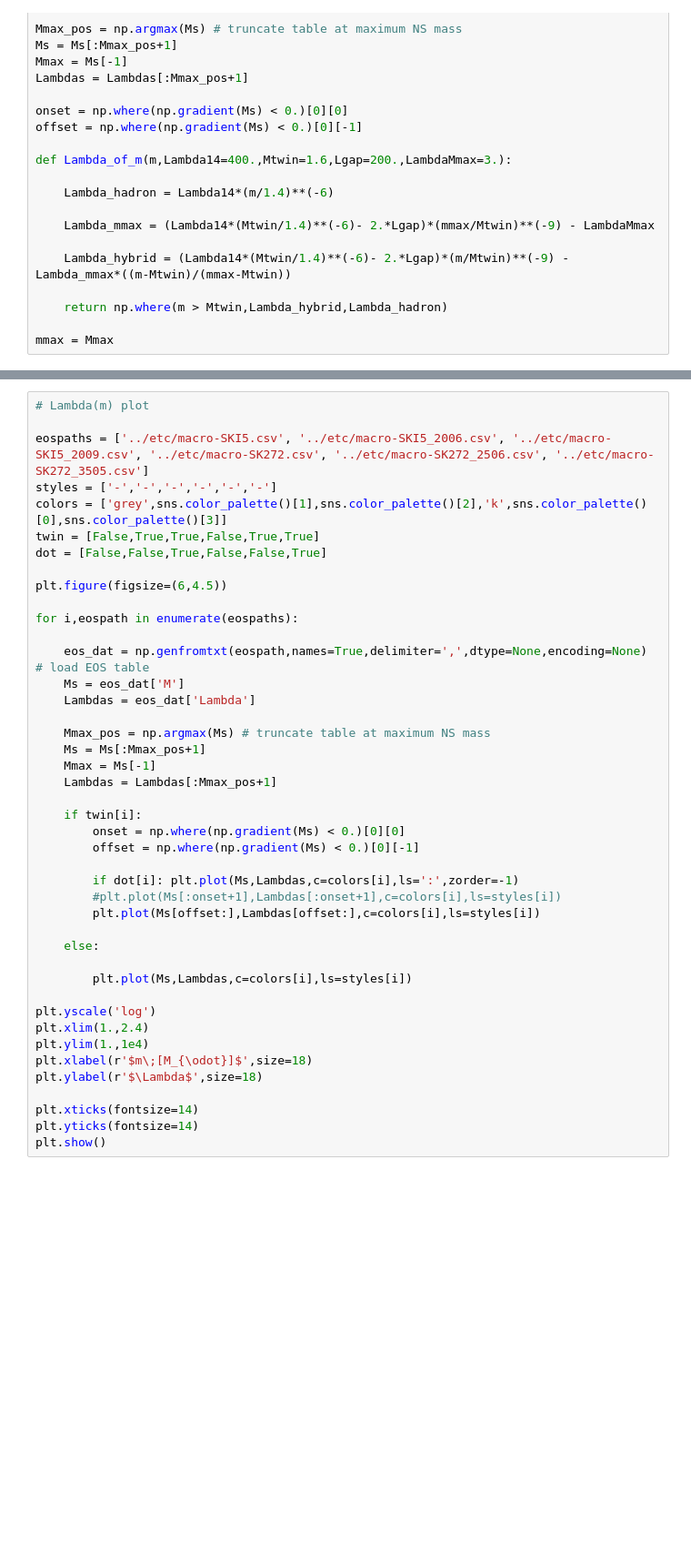
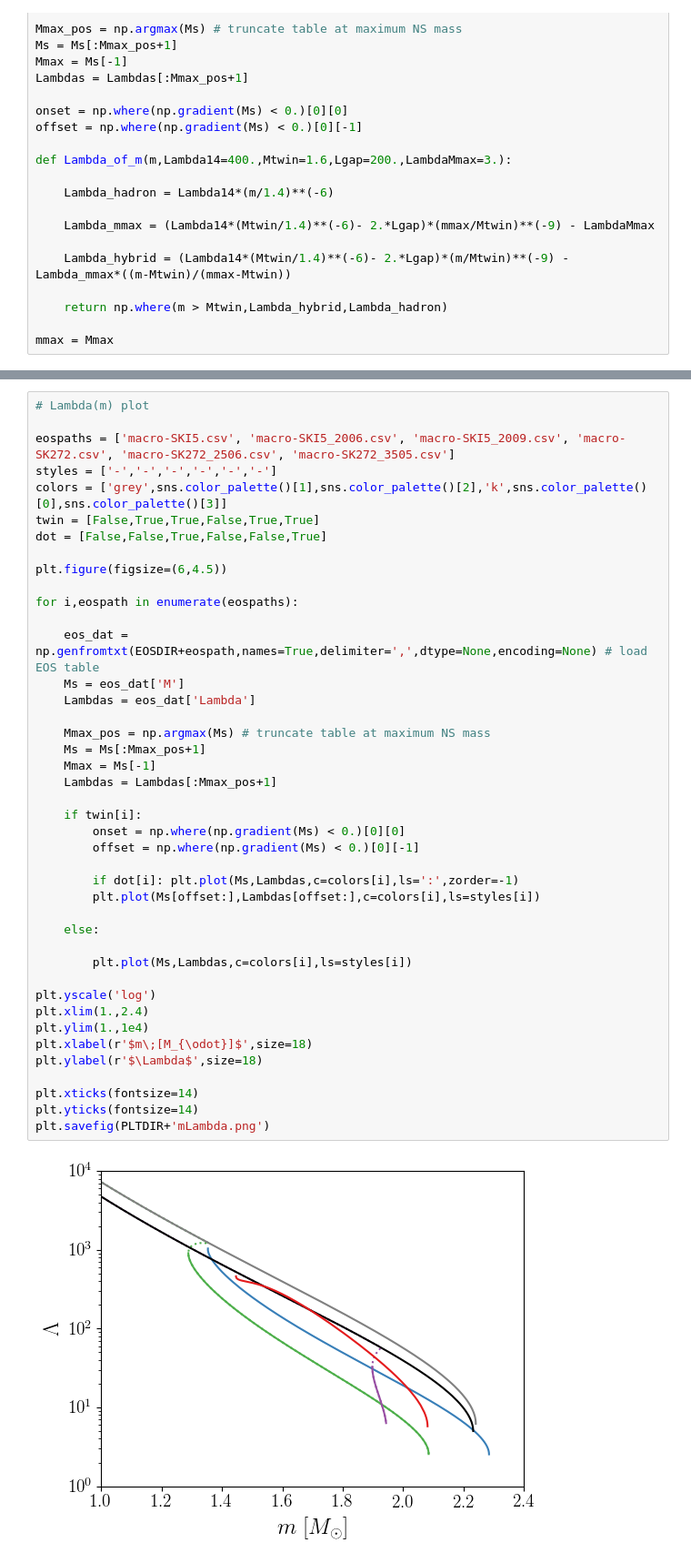
Before and after one commit to landryp/twin-stars, a Jupyter notebook: EOSPlots.ipynb, the cells around one changed output, grey strips where cells are left out. Shown at 91% size. Saved outputs shown, nothing was run; the diff lists cells and outputs as text; blank space fills up the shorter version.

```diff
--- a/EOSPlots.ipynb
+++ b/EOSPlots.ipynb
@@ -86,7 +84,7 @@ RuntimeError: Failed to process string with tex because latex could not be found
 # %%
 # Lambda(m) plot
 
-eospaths = ['../etc/macro-SKI5.csv', '../etc/macro-SKI5_2006.csv', '../etc/macro-SKI5_2009.csv', '../etc/macro-SK272.csv', '../etc/macro-SK272_2506.csv', '../etc/macro-SK272_3505.csv']
+eospaths = ['macro-SKI5.csv', 'macro-SKI5_2006.csv', 'macro-SKI5_2009.csv', 'macro-SK272.csv', 'macro-SK272_2506.csv', 'macro-SK272_3505.csv']
 styles = ['-','-','-','-','-','-']
 colors = ['grey',sns.color_palette()[1],sns.color_palette()[2],'k',sns.color_palette()[0],sns.color_palette()[3]]
 twin = [False,True,True,False,True,True]
@@ -96,33 +94,34 @@ plt.figure(figsize=(6,4.5))
 
 for i,eospath in enumerate(eospaths):
 
-    eos_dat = np.genfromtxt(eospath,names=True,delimiter=',',dtype=None,encoding=None) # load EOS table
+    eos_dat = np.genfromtxt(EOSDIR+eospath,names=True,delimiter=',',dtype=None,encoding=None) # load EOS table
     Ms = eos_dat['M']
     Lambdas = eos_dat['Lambda']
 
     Mmax_pos = np.argmax(Ms) # truncate table at maximum NS mass
     Ms = Ms[:Mmax_pos+1]
     Mmax = Ms[-1]
     Lambdas = Lambdas[:Mmax_pos+1]
 
     if twin[i]:
         onset = np.where(np.gradient(Ms) < 0.)[0][0]
         offset = np.where(np.gradient(Ms) < 0.)[0][-1]
 
         if dot[i]: plt.plot(Ms,Lambdas,c=colors[i],ls=':',zorder=-1)
-        #plt.plot(Ms[:onset+1],Lambdas[:onset+1],c=colors[i],ls=styles[i])
         plt.plot(Ms[offset:],Lambdas[offset:],c=colors[i],ls=styles[i])
 
     else:
 
         plt.plot(Ms,Lambdas,c=colors[i],ls=styles[i])
 
 plt.yscale('log')
 plt.xlim(1.,2.4)
 plt.ylim(1.,1e4)
 plt.xlabel(r'$m\;[M_{\odot}]$',size=18)
 plt.ylabel(r'$\Lambda$',size=18)
 
 plt.xticks(fontsize=14)
 plt.yticks(fontsize=14)
-plt.show()
+plt.savefig(PLTDIR+'mLambda.png')
+# %% [output]
+[figure, added]
```
Also changed, not shown: parts of 6 cells of this notebook, 1 other file.
